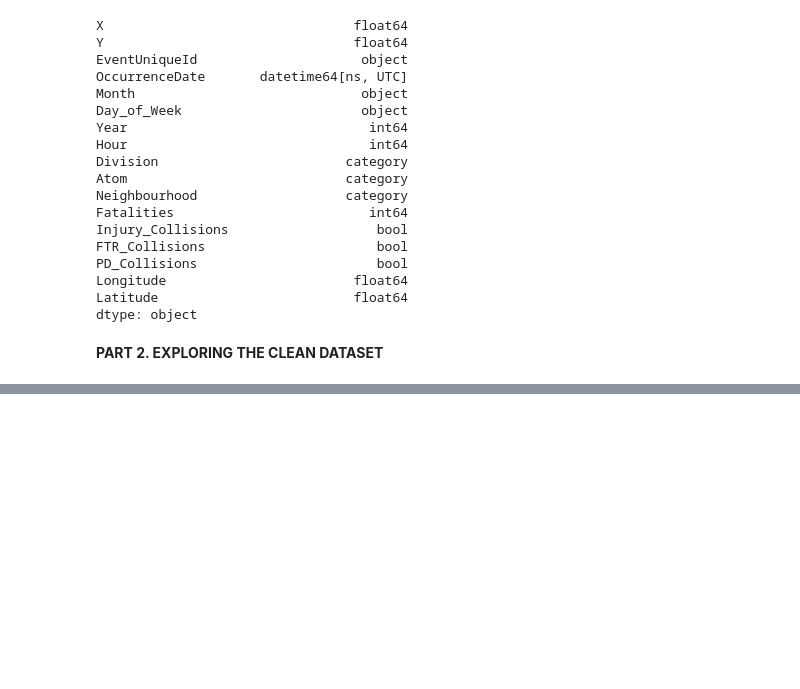
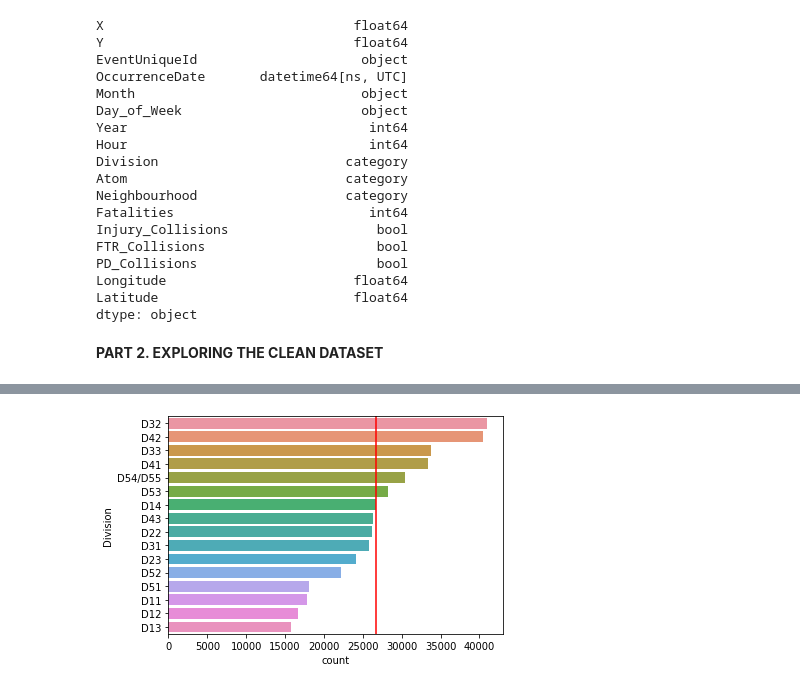
Before and after one commit to Andrew-Agapov/Kaggle_projects, a Jupyter notebook: toronto-traffic-collisions-analysis.ipynb, the cells around one changed output, grey strips where cells are left out. Cells and saved outputs as stored; diff of their text form; code cells hidden in the pictures; blank space fills up the shorter version.

Commit message:
Kaggle Notebook | Toronto Traffic Collisions Analysis | Version 3

```diff
--- a/toronto-traffic-collisions-analysis.ipynb
+++ b/toronto-traffic-collisions-analysis.ipynb
@@ -183,0 +197,11 @@ plt.show()
+# %%
+divisions_order = list(df_clean.groupby('Division').aggregate({'EventUniqueId':'count'}).sort_values(by='EventUniqueId', ascending=False).index)
+mean_collisions = df_clean.groupby('Division').aggregate({'EventUniqueId':'count'}).sort_values(by='EventUniqueId', ascending=False)['EventUniqueId'].mean()
+sns.countplot(y='Division', data=df_clean, order=divisions_order)
+plt.axvline(x = mean_collisions, color = 'r', linestyle = '-')
+plt.show()
+
+##Divisions 32, 42, 33, 41, 54/55, and 53 had higher than average collisions.
+## It would be interesting to look closer at top2 and bottom2 divisions (D32&D42 and D12&D13 and see what is the difference between them)
+# %% [output]
+[figure, added]
```
Also changed, not shown: parts of 6 cells of this notebook.
